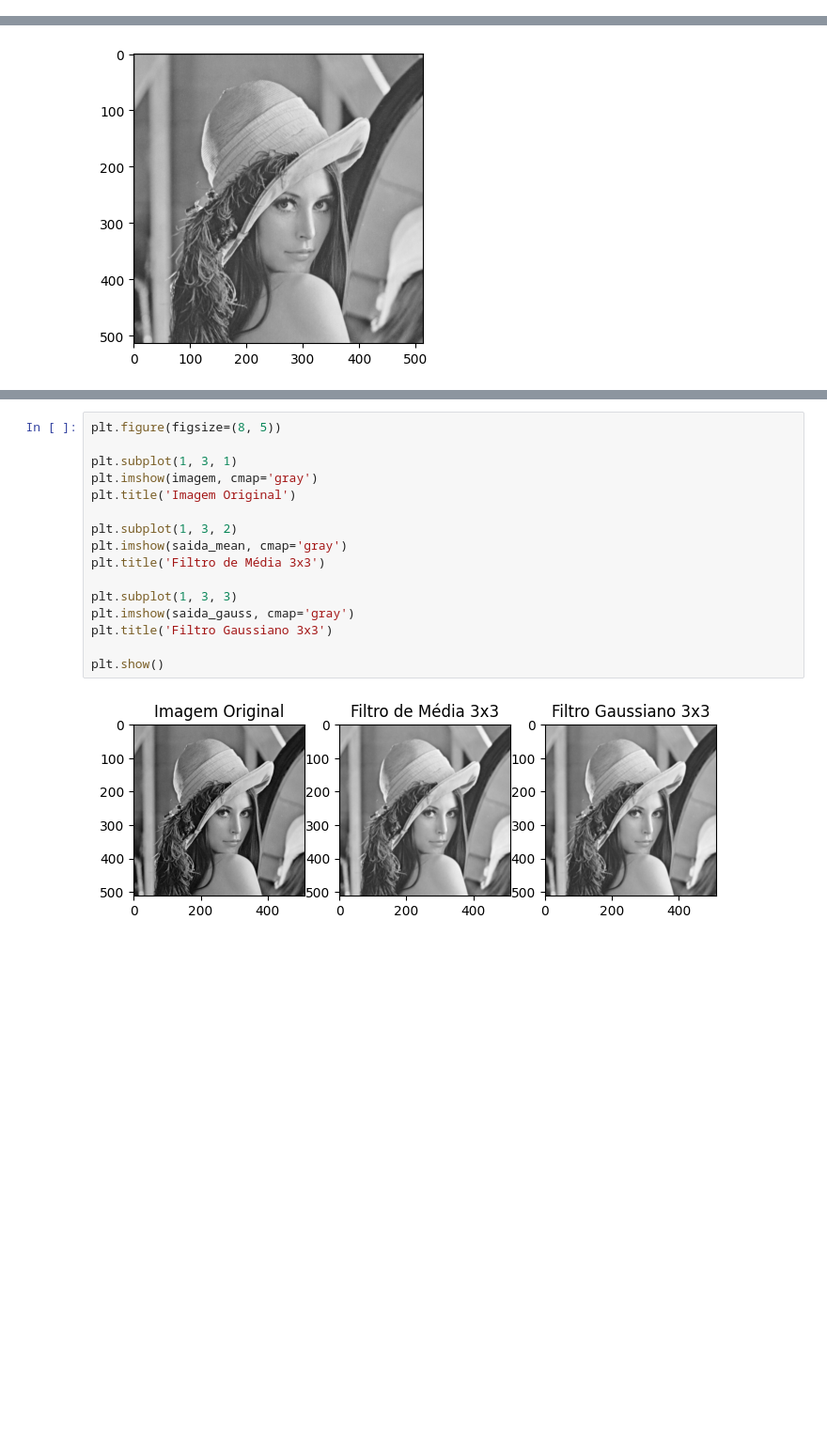
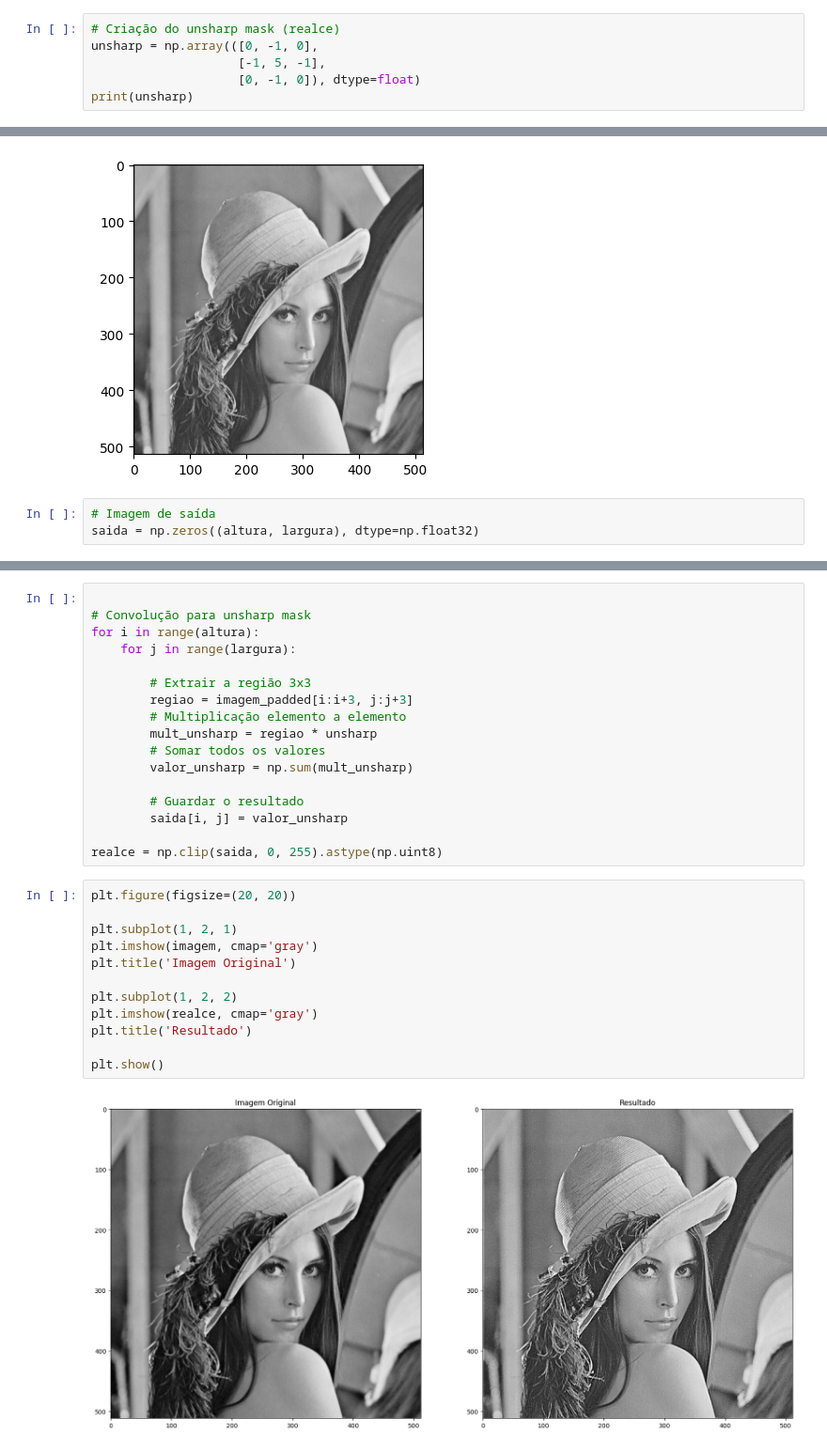
Before and after one commit to Marcio-Salmazo/Aulas, a Jupyter notebook: Processamento de Imagens/Atividades Colab/Convolucao_Filtros.ipynb, the cells around one changed output, grey strips where cells are left out. Shown at 94% size. Drawn from its saved outputs; the diff is of its cells as text; blank space fills up the shorter version.

```diff
--- a/Processamento de Imagens/Atividades Colab/Convolucao_Filtros.ipynb
+++ b/Processamento de Imagens/Atividades Colab/Convolucao_Filtros.ipynb
@@ -69,0 +77,6 @@ print(gaussian)
+# %%
+# Criação do unsharp mask (realce)
+unsharp = np.array(([0, -1, 0],
+                    [-1, 5, -1],
+                    [0, -1, 0]), dtype=float)
+print(unsharp)
@@ -79,4 +96,7 @@ plt.imshow(imagem_padded, cmap='gray')
 # %% [output]
 <matplotlib.image.AxesImage at 0x...>
 [figure]
+# %%
+# Imagem de saída
+saida = np.zeros((altura, largura), dtype=np.float32)
 # %%
@@ -107,18 +153,31 @@ saida_gauss = saida_gauss.astype(np.uint8)
+# %%
+
+# Convolução para unsharp mask
+for i in range(altura):
+    for j in range(largura):
+
+        # Extrair a região 3x3
+        regiao = imagem_padded[i:i+3, j:j+3]
+        # Multiplicação elemento a elemento
+        mult_unsharp = regiao * unsharp
+        # Somar todos os valores
+        valor_unsharp = np.sum(mult_unsharp)
+
+        # Guardar o resultado
+        saida[i, j] = valor_unsharp
+
+realce = np.clip(saida, 0, 255).astype(np.uint8)
 # %%
-plt.figure(figsize=(8, 5))
+plt.figure(figsize=(20, 20))
 
-plt.subplot(1, 3, 1)
+plt.subplot(1, 2, 1)
 plt.imshow(imagem, cmap='gray')
 plt.title('Imagem Original')
 
-plt.subplot(1, 3, 2)
-plt.imshow(saida_mean, cmap='gray')
-plt.title('Filtro de Média 3x3')
-
-plt.subplot(1, 3, 3)
-plt.imshow(saida_gauss, cmap='gray')
-plt.title('Filtro Gaussiano 3x3')
+plt.subplot(1, 2, 2)
+plt.imshow(realce, cmap='gray')
+plt.title('Resultado')
 
 plt.show()
 # %% [output]
-[figure, old version]
+[figure, new version]
```
Also changed, not shown: parts of 6 cells of this notebook, 2 other files.
